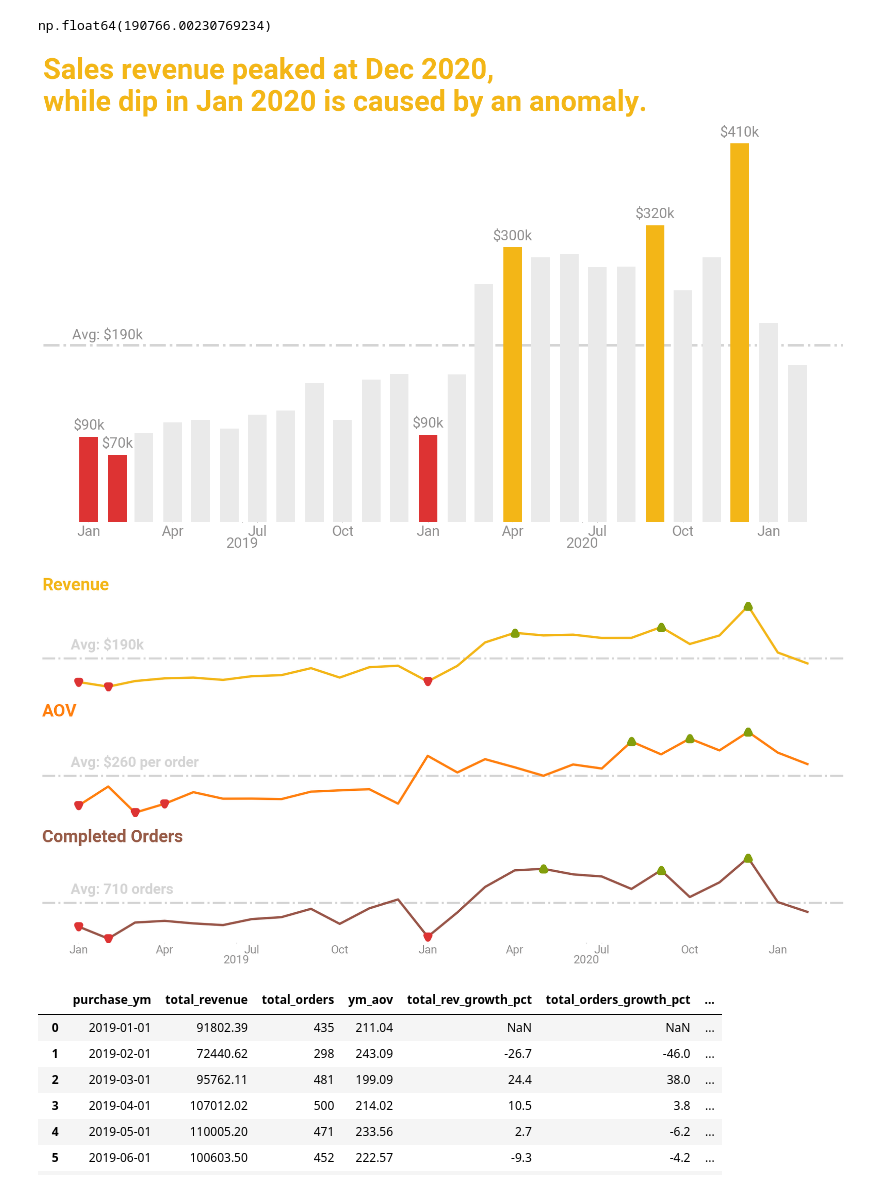
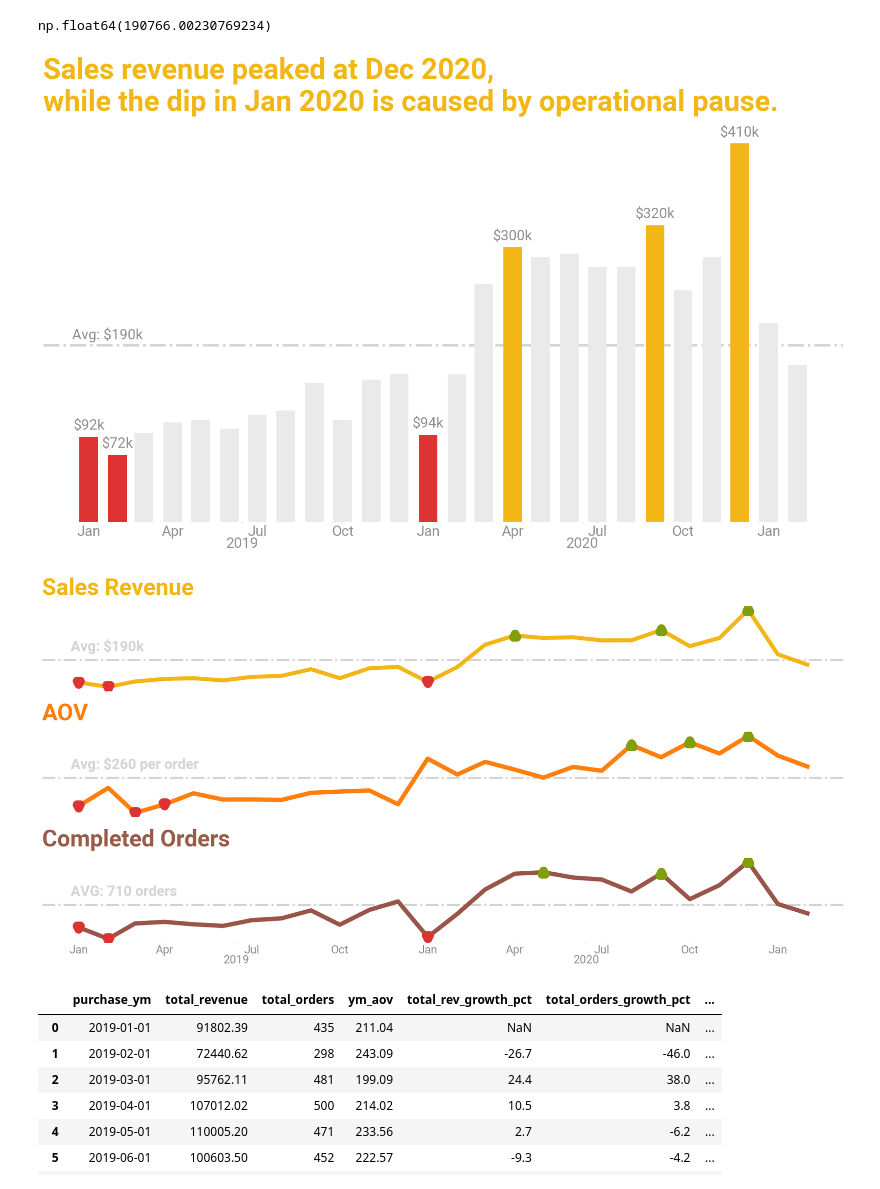
Before and after one commit to mjsluminarias/gamezone-ecommerce, a Jupyter notebook: code_queries/sales.ipynb, the cells around one changed output. Saved outputs shown, nothing was run; the diff lists cells and outputs as text; code cells hidden in the pictures.

```diff
--- a/code_queries/sales.ipynb
+++ b/code_queries/sales.ipynb
@@ -115,7 +110,7 @@ ax.tick_params(axis="x", which="minor", pad=3, length=1, colors = "#908F8F") # p
 # ----------- title, texts, and annotations ------------
 # ------------------------------------------------------
 # title
-ax.set_title("Sales revenue peaked at Dec 2020, \nwhile dip in Jan 2020 is caused by an anomaly.",
+ax.set_title("Sales revenue peaked at Dec 2020, \nwhile the dip in Jan 2020 is caused by operational pause.",
     fontsize= 40, fontweight= "bold", loc= "left", color= "#f3b617", pad=20)
 
 # Subtitle
@@ -128,37 +123,37 @@ ax.annotate(f"${int(round(top_idx["total_revenue"]/1000, -1))}k",
     textcoords="offset points", ha="center", fontsize = 20, zorder=10, color = "#908F8F")
 
 ax.annotate(f"${int(round(top2_idx["total_revenue"]/1000, -1))}k",
     xy=(top2_idx["purchase_ym"], top2_idx["total_revenue"]), xytext=(0, 10),
     textcoords="offset points", ha="center", fontsize = 20, zorder=10, color = "#908F8F")
 
 ax.annotate(f"${int(round(top3_idx["total_revenue"]/1000, -1))}k",
     xy=(top3_idx["purchase_ym"], top3_idx["total_revenue"]), xytext=(0, 10),
     textcoords="offset points", ha="center", fontsize = 20, zorder=10, color = "#908F8F")
 
-ax.annotate(f"${int(round(low_idx["total_revenue"]/1000, -1))}k",
+ax.annotate(f"${int(round(low_idx["total_revenue"]/1000, 0))}k",
     xy=(low_idx["purchase_ym"], low_idx["total_revenue"]), xytext=(0, 10),
     textcoords="offset points", ha="center", fontsize = 20, zorder=10, color = "#908F8F")
 
-ax.annotate(f"${int(round(low2_idx["total_revenue"]/1000, -1))}k",
+ax.annotate(f"${int(round(low2_idx["total_revenue"]/1000, 0))}k",
     xy=(low2_idx["purchase_ym"], low2_idx["total_revenue"]), xytext=(0, 10),
     textcoords="offset points", ha="center", fontsize = 20, zorder=10, color = "#908F8F")
 
-ax.annotate(f"${int(round(low3_idx["total_revenue"]/1000, -1))}k",
+ax.annotate(f"${int(round(low3_idx["total_revenue"]/1000, 0))}k",
     xy=(low3_idx["purchase_ym"], low3_idx["total_revenue"]), xytext=(0, 10),
     textcoords="offset points", ha="center", fontsize = 20, zorder=10, color = "#908F8F")
 
 ax.annotate(f"Avg: ${int(round(rev_data_ym["total_revenue"].mean()/1000,-1))}k", xy=(0, rev_data_ym["total_revenue"].mean()),
     xycoords=("axes fraction", "data"),  # x: 0-1 across the axes, y: data value
     xytext=(40, 4),                       # 5 pts right, 4 pts above the line
     textcoords="offset points", ha="left", va="bottom",
     fontsize=20,
     color = "#908F8F")
 
 plt.savefig("../figures/executive_summary/executive_summary.png", transparent=True, dpi=300, bbox_inches = "tight")
 
 plt.show()
 # %% [output]
-[figure, old version]
+[figure, new version]
 # %%
 # Create 3 stacked subplots sharing the x-axis
 fig, ax = plt.subplots(nrows=3, ncols=1, sharex=True, figsize=(20, 10))
@@ -172,28 +167,23 @@ high_ym_aov = rev_data_ym.nlargest(3, columns='ym_aov')
 low_ym_orders = rev_data_ym.nsmallest(3, columns='total_orders')
 high_ym_orders = rev_data_ym.nlargest(3, columns='total_orders')
 
-# Plot data on each axis
-# ax[0].axhline(y=rev_data_ym["total_revenue"].mean(), color='red', linestyle='--', linewidth=1)
+
+
+
 ax[0].scatter(high_rev["purchase_ym"], high_rev["total_revenue"],
-    color = "#839E0C", marker = "^", linewidth = 10, label = "Top 3", zorder = 10)
-ax[0].scatter(low_rev["purchase_ym"], low_rev["total_revenue"], color = "#dd3333", marker = "v", linewidth = 10, zorder = 10, label = "Bottom 3")
+    color = "#839E0C", marker = "^", linewidth = 15, zorder = 10)
+ax[0].scatter(low_rev["purchase_ym"], low_rev["total_revenue"],
+    color = "#dd3333", marker = "v", linewidth = 15, zorder = 10)
 ax[0].plot(rev_data_ym["purchase_ym"], rev_data_ym["total_revenue"],
-    color= "#f3b617", linewidth=4)
+    color= "#f3b617", linewidth=7)
 ax[0].axhline(y=rev_data_ym["total_revenue"].mean(), color="#D4D4D4",
     linestyle='-.', linewidth=3.5, zorder=0)
 
-ax[0].set_title(
-    "Revenue",
-    fontsize=30,
-    fontweight="bold",
-    loc="left",
-    color = "#f3b617",
-    pad=20
-)
+ax[0].set_title("Sales Revenue", fontsize=40, fontweight="bold", loc="left", color = "#f3b617", pad=20)
 
 ax[0].annotate(f"Avg: ${int(round(rev_data_ym["total_revenue"].mean()/1000, -1))}k", xy=(0, rev_data_ym["total_revenue"].mean()),
-    xycoords=("axes fraction", "data"),  # x: 0-1 across the axes, y: data value
-    xytext=(50, 10),                       # 5 pts right, 4 pts above the line
+    xycoords=("axes fraction", "data"),
+    xytext=(50, 10),
     textcoords="offset points", ha="left", va="bottom",
     fontsize=25,
     fontweight="bold",
@@ -211,10 +201,12 @@ ax[0].axes.get_yaxis().set_visible(False)
 
 # ax[1].axhline(y=rev_data_ym["ym_aov"].mean(), color='red', linestyle='--', linewidth=1)
 
-ax[1].scatter(low_ym_aov["purchase_ym"], low_ym_aov["ym_aov"], color = "#dd3333", marker = "v", linewidth = 10, zorder = 10)
-ax[1].scatter(high_ym_aov["purchase_ym"], high_ym_aov["ym_aov"], color = "#839E0C", marker = "^", linewidth = 10, zorder = 10)
+ax[1].scatter(low_ym_aov["purchase_ym"], low_ym_aov["ym_aov"], color = "#dd3333",
+    marker = "v", linewidth = 15, zorder = 10)
+ax[1].scatter(high_ym_aov["purchase_ym"], high_ym_aov["ym_aov"], color = "#839E0C",
+    marker = "^", linewidth = 15, zorder = 10)
 
-ax[1].plot(rev_data_ym["purchase_ym"], rev_data_ym["ym_aov"], color='tab:orange', linewidth=4)
+ax[1].plot(rev_data_ym["purchase_ym"], rev_data_ym["ym_aov"], color='tab:orange', linewidth=7.5)
 ax[1].axhline(y=rev_data_ym["ym_aov"].mean(), color="#D4D4D4",
     linestyle='-.', linewidth=3.5, zorder=0)
 
@@ -228,7 +220,7 @@ ax[1].axes.get_xaxis().set_visible(False)
 ax[1].axes.get_yaxis().set_visible(False)
 
 ax[1].set_title("AOV",
-    fontsize=30, fontweight="bold",
+    fontsize=40, fontweight="bold",
     loc="left", color = "tab:orange", pad=20)
 
 ax[1].annotate(f"Avg: ${int(round(rev_data_ym["ym_aov"].mean(), -1))} per order", xy=(0, rev_data_ym["ym_aov"].mean()),
@@ -240,12 +232,12 @@ ax[1].annotate(f"Avg: ${int(round(rev_data_ym["ym_aov"].mean(), -1))} per order"
     color = "#D4D4D4")
 
 
+ax[2].scatter(low_ym_orders["purchase_ym"], low_ym_orders["total_orders"], color = "#dd3333",
+    marker = "v", linewidth = 15, zorder = 10)
+ax[2].scatter(high_ym_orders["purchase_ym"], high_ym_orders["total_orders"], color = "#839E0C",
+    marker = "^", linewidth = 15, zorder = 10)
 
-
-ax[2].scatter(low_ym_orders["purchase_ym"], low_ym_orders["total_orders"], color = "#dd3333", marker = "v", linewidth = 10, zorder = 10)
-ax[2].scatter(high_ym_orders["purchase_ym"], high_ym_orders["total_orders"], color = "#839E0C", marker = "^", linewidth = 10, zorder = 10)
-
-ax[2].plot(rev_data_ym["purchase_ym"], rev_data_ym["total_orders"], color="#985548", linewidth=4)
+ax[2].plot(rev_data_ym["purchase_ym"], rev_data_ym["total_orders"], color="#985548", linewidth=7.5)
 ax[2].axhline(y=rev_data_ym["total_orders"].mean(), color="#D4D4D4",
     linestyle='-.', linewidth=3.5, zorder=0)
 
@@ -259,15 +251,14 @@ ax[2].axes.get_yaxis().set_visible(False)
 
 ax[2].set_title(
     "Completed Orders",
-    fontsize=30,
+    fontsize=40,
     fontweight="bold",
     loc="left",
     color = "#985c48",
     pad=20
 )
 
-
-ax[2].annotate(f"Avg: {int(round(rev_data_ym["total_orders"].mean(), -1))} orders", xy=(0, rev_data_ym["total_orders"].mean()),
+ax[2].annotate(f"AVG: {int(round(rev_data_ym["total_orders"].mean(), -1))} orders", xy=(0, rev_data_ym["total_orders"].mean()),
     xycoords=("axes fraction", "data"),  # x: 0-1 across the axes, y: data value
     xytext=(50, 10),                       # 5 pts right, 4 pts above the line
     textcoords="offset points", ha="left", va="bottom",
@@ -303,7 +294,7 @@ plt.tight_layout()
 plt.savefig("../figures/sales/sales.png", transparent=True, dpi=300)
 plt.show()
 # %% [output]
-[figure, old version]
+[figure, new version]
 # %%
 rev_data_ym["total_rev_growth_pct"] = (100.0 * (rev_data_ym["total_revenue"] - rev_data_ym["total_revenue"].shift(1))/rev_data_ym["total_revenue"]).round(1)
 rev_data_ym["total_orders_growth_pct"] = (100.0 * (rev_data_ym["total_orders"] - rev_data_ym["total_orders"].shift(1))/rev_data_ym["total_orders"]).round(1)
```
Also changed, not shown: parts of 2 cells of this notebook, 4 other files.
